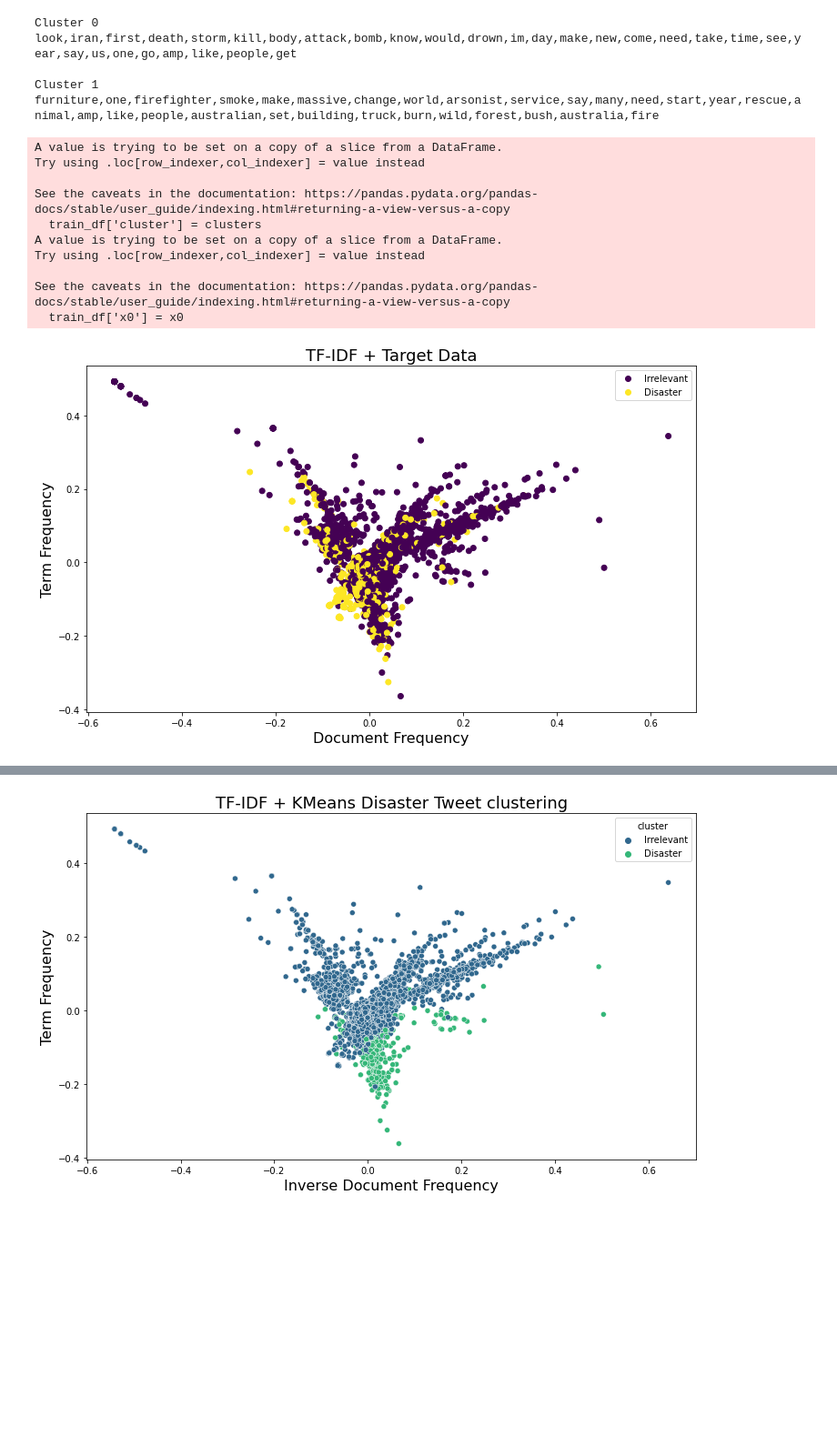
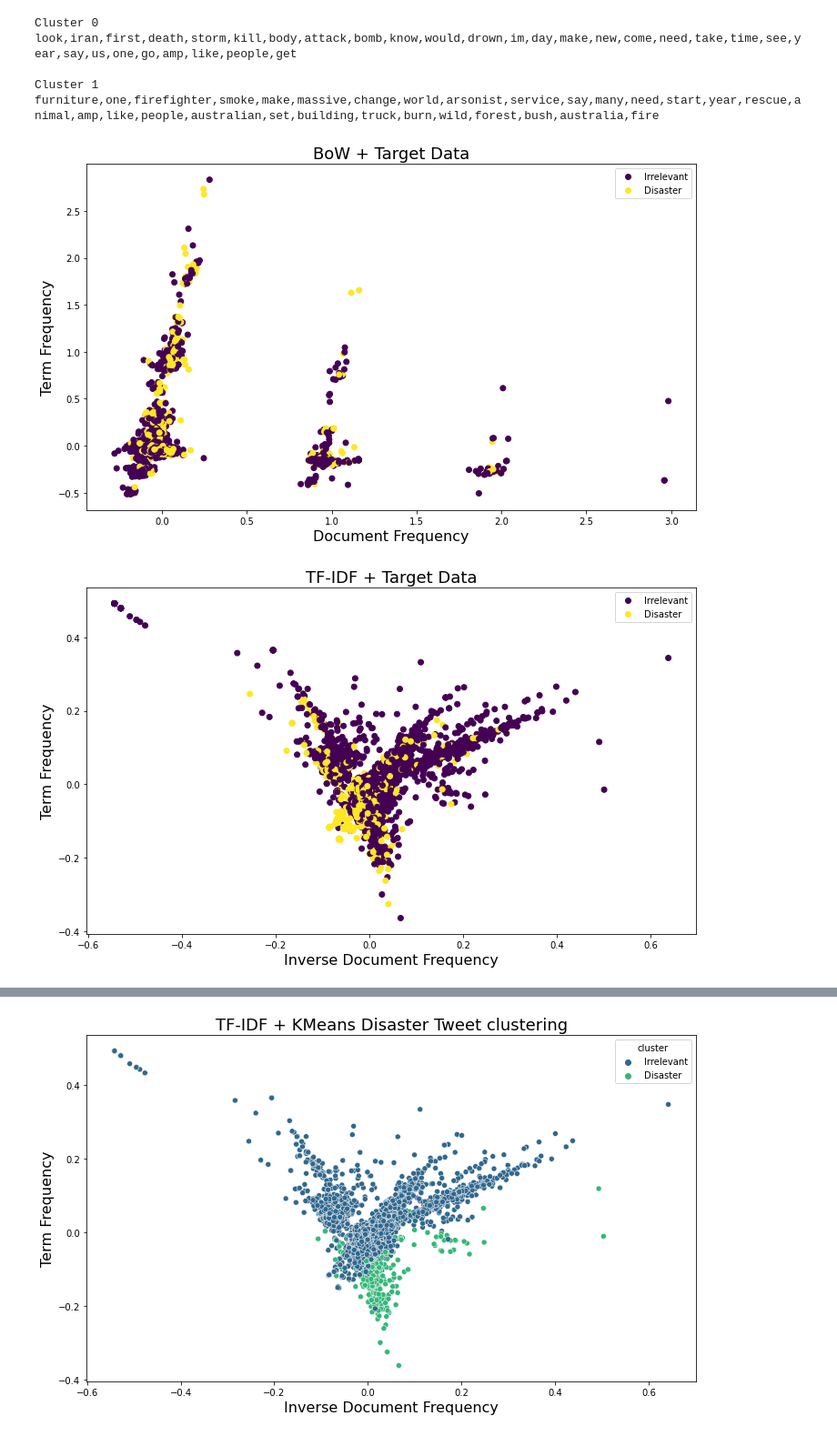
Before and after one commit to michellemckenzie/machine-learning-disaster-tweet-predictions, a Jupyter notebook: Disaster.ipynb, the cells around one changed output, grey strips where cells are left out. Shown at 91% size. Drawn from its saved outputs; the diff is of its cells as text; code cells hidden in the pictures; blank space fills up the shorter version.

Commit message:
adjusted order slightly and corrected TF-IDF labels

```diff
--- a/Disaster.ipynb
+++ b/Disaster.ipynb
@@ -297,52 +297,61 @@ look,iran,first,death,storm,kill,body,attack,bomb,know,would,drown,im,day,make,n
 
 Cluster 1
 furniture,one,firefighter,smoke,make,massive,change,world,arsonist,service,say,many,need,start,year,rescue,animal,amp,like,people,australian,set,building,truck,burn,wild,forest,bush,australia,fire
+# %%
+#This will create a PCA representation of the Count Vectorizer/ BoW
+from sklearn.decomposition import PCA
+from sklearn.svm import SVC
+# initialize PCA with 2 components
+pca = PCA(n_components=2, random_state=42)
+
+pca.fit(countvectorizer.transform(train_df['text']).toarray())
+title = ['Irrelevant', 'Disaster']
+plt.figure(figsize=(12, 7))
+plt.title("BoW + Target Data", fontdict={"fontsize": 18})
+data2D = pca.transform(countvectorizer.transform(train_df['text']).todense())
+plt.xlabel("Document Frequency", fontdict={"fontsize": 16})
+plt.ylabel("Term Frequency", fontdict={"fontsize": 16})
+
+scatter = plt.scatter(data2D[:,0],data2D[:,1], c=train_df['target'])
+plt.legend(handles=scatter.legend_elements()[0],
+           labels=title)
+plt.show()
+# %% [output]
+[figure, added]
 # %%
-#Create PCA of data
 #This will create a PCA representation of the TF-IDF Vectorizer
 from sklearn.decomposition import PCA
 from sklearn.svm import SVC
 
-# initialize PCA with 2 components
-pca = PCA(n_components=2, random_state=42)
+
 # pass our X to the pca and store the reduced vectors into pca_vecs
 pca_vecs = pca.fit_transform(tfidfvectorizer.transform(train_df['text']).toarray())
 # save our two dimensions into x0 and x1
 x0 = pca_vecs[:, 0]
 x1 = pca_vecs[:, 1]
 
 #Store cluster data
 train_df['cluster'] = clusters
 train_df['x0'] = x0
 train_df['x1'] = x1
 
 # map clusters to appropriate labels
 cluster_map = {0: "Irrelevant", 1: "Disaster"}
 # apply mapping
 train_df['cluster'] = train_df['cluster'].map(cluster_map)
 
 
 
 title = ['Irrelevant', 'Disaster']
 plt.figure(figsize=(12, 7))
 plt.title("TF-IDF + Target Data", fontdict={"fontsize": 18})
 data2D = pca.transform(tfidfvectorizer.transform(train_df['text']).todense())
-plt.xlabel("Document Frequency", fontdict={"fontsize": 16})
+plt.xlabel("Inverse Document Frequency", fontdict={"fontsize": 16})
 plt.ylabel("Term Frequency", fontdict={"fontsize": 16})
 
 scatter = plt.scatter(data2D[:,0],data2D[:,1], c=train_df['target'])
 plt.legend(handles=scatter.legend_elements()[0],
            labels=title)
 plt.show()
 # %% [output]
-A value is trying to be set on a copy of a slice from a DataFrame.
-Try using .loc[row_indexer,col_indexer] = value instead
-
-See the caveats in the documentation: https://pandas.pydata.org/pandas-docs/stable/user_guide/indexing.html#returning-a-view-versus-a-copy
-  train_df['cluster'] = clusters
-A value is trying to be set on a copy of a slice from a DataFrame.
-Try using .loc[row_indexer,col_indexer] = value instead
-
-See the caveats in the documentation: https://pandas.pydata.org/pandas-docs/stable/user_guide/indexing.html#returning-a-view-versus-a-copy
-  train_df['x0'] = x0
-[figure, old version]
+[figure, new version]
```
Also changed, not shown: parts of 1 cell of this notebook.
